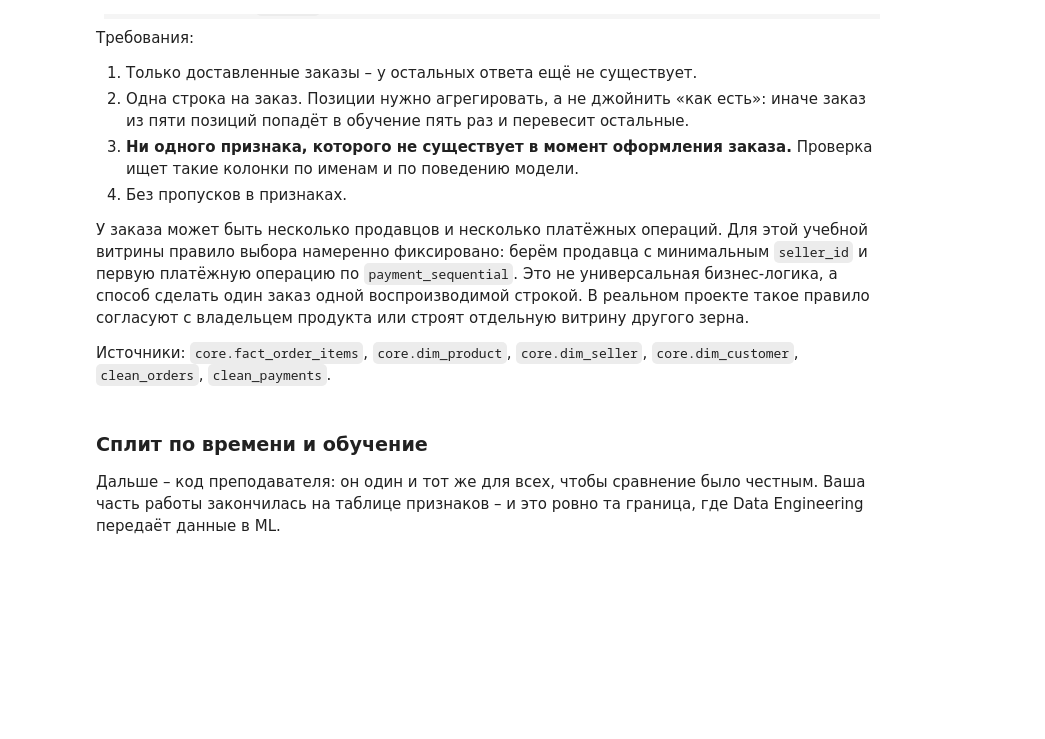
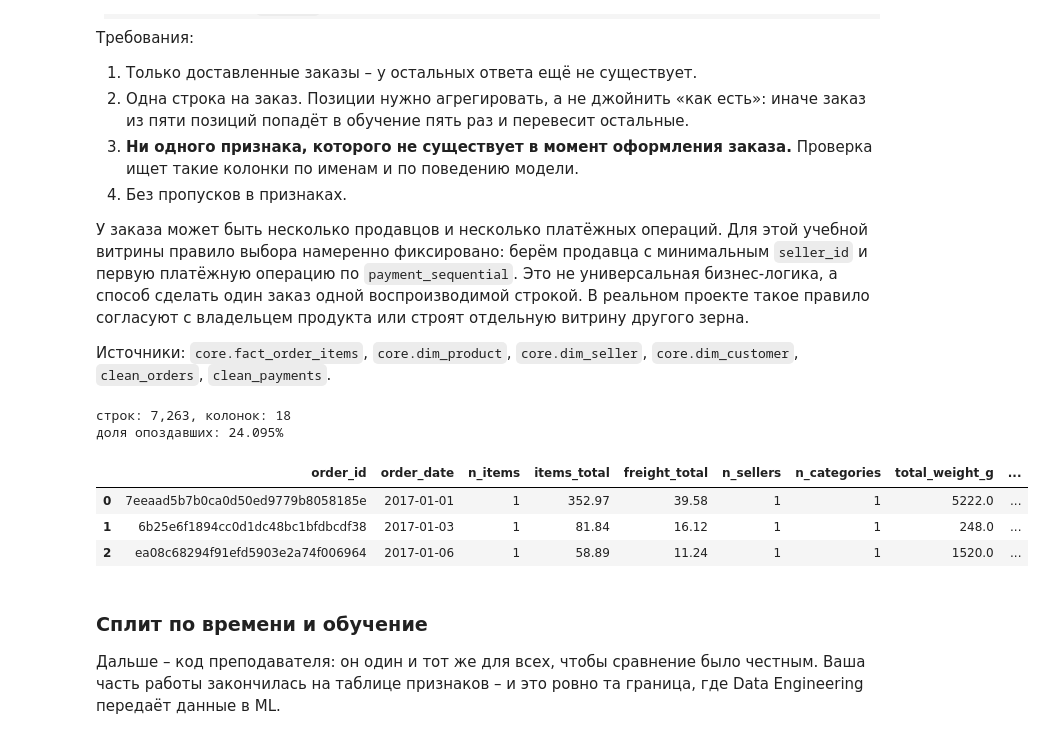
Before and after one commit to ilichppshka/AI-Data-Engineering, a Jupyter notebook: notebooks/06_scale_streaming_ai.ipynb, the cells around one changed output. Cells and saved outputs as stored; diff of their text form; code cells hidden in the pictures; blank space fills up the shorter version.

```diff
--- a/notebooks/06_scale_streaming_ai.ipynb
+++ b/notebooks/06_scale_streaming_ai.ipynb
@@ -636,15 +720,73 @@ show_visual("features")
 `core.dim_customer`, `clean_orders`, `clean_payments`.
 # %%
 sql_features = """
--- TODO: ваш запрос
-SELECT 1
+WITH items_by_order AS (
+    SELECT
+        f.order_id,
+        COUNT(*) AS n_items,
+        SUM(f.price) AS items_total,
+        SUM(f.freight_value) AS freight_total,
+        COUNT(DISTINCT f.seller_id) AS n_sellers,
+        COUNT(DISTINCT p.category_en) AS n_categories,
+        SUM(COALESCE(p.product_weight_g, 0)) AS total_weight_g,
+        MIN(f.seller_id) AS seller_id
+    FROM core.fact_order_items AS f
+    LEFT JOIN core.dim_product AS p USING (product_id)
+    GROUP BY f.order_id
+),
+payments_by_order AS (
+    SELECT
+        order_id,
+        SUM(payment_value) AS payment_total,
+        MAX(payment_installments) AS installments,
+        min_by(payment_type, payment_sequential) AS payment_type
+    FROM clean_payments
+    GROUP BY order_id
+)
+SELECT
+    o.order_id,
+    CAST(o.order_purchase_timestamp AS DATE) AS order_date,
+    i.n_items,
+    i.items_total,
+    i.freight_total,
+    i.n_sellers,
+    i.n_categories,
+    i.total_weight_g,
+    COALESCE(s.seller_state, 'unknown') AS seller_state,
+    COALESCE(c.customer_state, 'unknown') AS customer_state,
+    COALESCE(s.seller_state = c.customer_state, FALSE) AS same_state,
+    date_diff(
+        'day',
+        CAST(o.order_purchase_timestamp AS DATE),
+        CAST(o.order_estimated_delivery_date AS DATE)
+    ) AS estimated_days,
+    month(o.order_purchase_timestamp) AS purchase_month,
+    dayofweek(o.order_purchase_timestamp) AS purchase_dow,
+    COALESCE(pay.payment_total, 0) AS payment_total,
+    COALESCE(pay.installments, 1) AS installments,
+    COALESCE(pay.payment_type, 'unknown') AS payment_type,
+    CAST(o.is_late AS INTEGER) AS is_late
+FROM clean_orders AS o
+JOIN items_by_order AS i USING (order_id)
+LEFT JOIN payments_by_order AS pay USING (order_id)
+LEFT JOIN core.dim_seller AS s ON i.seller_id = s.seller_id
+LEFT JOIN core.dim_customer AS c ON o.customer_id = c.customer_id
+WHERE o.is_delivered
+ORDER BY order_date, o.order_id
 """
 
 features = con.execute(sql_features).df()
 print(f"строк: {len(features):,}, колонок: {features.shape[1]}")
 if "is_late" in features.columns:
     print(f"доля опоздавших: {features['is_late'].mean():.3%}")
 features.head(3)
+# %% [output]
+строк: 7,263, колонок: 18
+доля опоздавших: 24.095%
+|  | order_id | order_date | n_items | items_total | freight_total | n_sellers | n_categories | total_weight_g | ... |
+| 0 | 7eeaad5b7b0ca0d50ed9779b8058185e | 2017-01-01 | 1 | 352.97 | 39.58 | 1 | 1 | 5222.0 | ... |
+| 1 | 6b25e6f1894cc0d1dc48bc1bfdbcdf38 | 2017-01-03 | 1 | 81.84 | 16.12 | 1 | 1 | 248.0 | ... |
+| 2 | ea08c68294f91efd5903e2a74f006964 | 2017-01-06 | 1 | 58.89 | 11.24 | 1 | 1 | 1520.0 | ... |
 # %% [markdown]
 ### Сплит по времени и обучение
 
```
Also changed, not shown: parts of 22 cells of this notebook.
